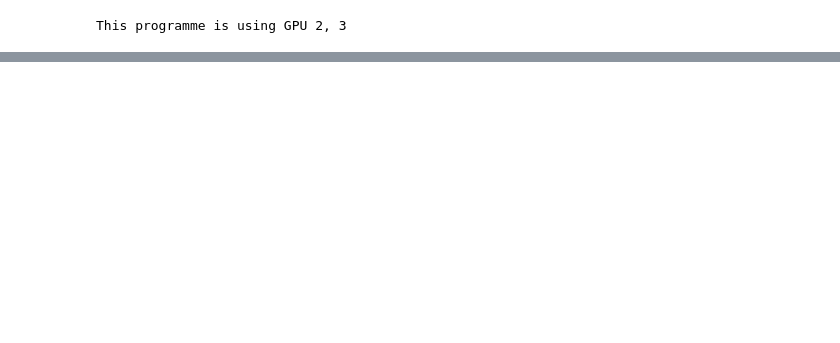
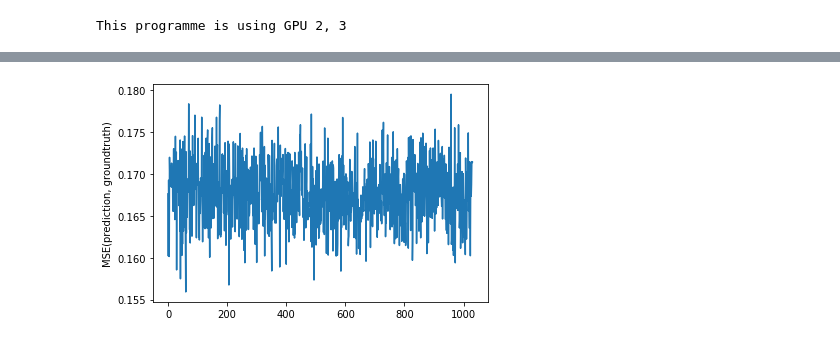
Before and after one commit to martin-ev/2DSceneRelighting, a Jupyter notebook: Experiment-AnOtherSwapNet-Resize128.ipynb, the cells around one changed output, grey strips where cells are left out. Cells and saved outputs as stored; diff of their text form; code cells hidden in the pictures; blank space fills up the shorter version.

```diff
--- a/Experiment-AnOtherSwapNet-Resize128.ipynb
+++ b/Experiment-AnOtherSwapNet-Resize128.ipynb
@@ -70,0 +167,6 @@ num_epochs = 10 #you can go for more epochs
+# %%
+plt.plot(loss_history1)
+plt.ylabel('MSE(prediction, groundtruth)')
+plt.show()
+# %% [output]
+[figure, added]
```
Also changed, not shown: parts of 12 cells of this notebook, 1 other file.
